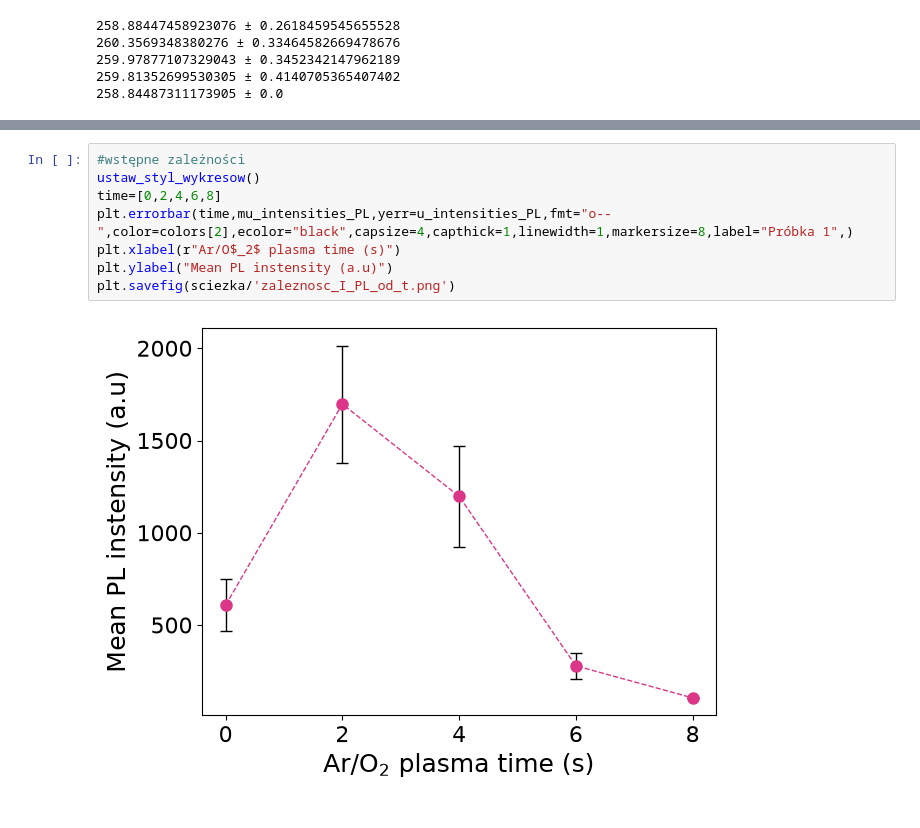
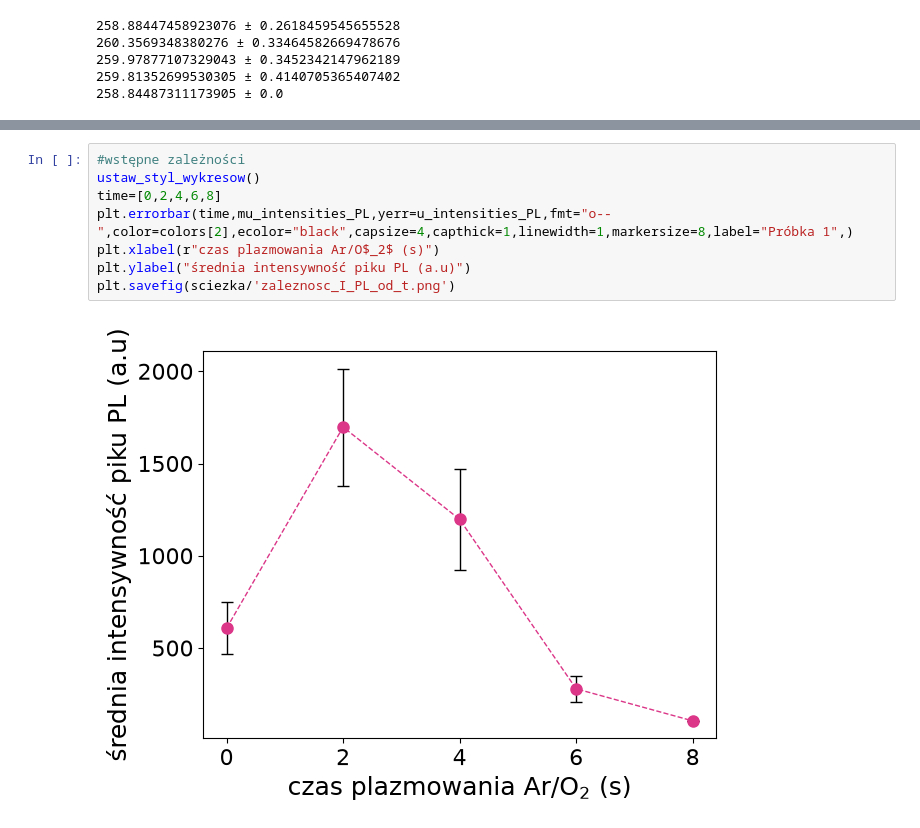
Before and after one commit to weronika-coder/praca_inzynierska, a Jupyter notebook: analiza/próbka1/analiza.ipynb, the cells around one changed output, grey strips where cells are left out. Cells and saved outputs as stored; diff of their text form.

```diff
--- a/analiza/próbka1/analiza.ipynb
+++ b/analiza/próbka1/analiza.ipynb
@@ -768,13 +859,13 @@ fwhms_Raman_LA_mean_1=[np.mean(fwhms_Raman_LA_0s),np.mean(fwhms_Raman_LA_2s),np.
 # %%
 #wstępne zależności
 ustaw_styl_wykresow()
 time=[0,2,4,6,8]
 plt.errorbar(time,mu_intensities_PL,yerr=u_intensities_PL,fmt="o--",color=colors[2],ecolor="black",capsize=4,capthick=1,linewidth=1,markersize=8,label="Próbka 1",)
-plt.xlabel(r"Ar/O$_2$ plasma time (s)")
-plt.ylabel("Mean PL instensity (a.u)")
+plt.xlabel(r"czas plazmowania Ar/O$_2$ (s)")
+plt.ylabel("średnia intensywność piku PL (a.u)")
 plt.savefig(sciezka/'zaleznosc_I_PL_od_t.png')
 # %% [output]
-[figure, old version]
+[figure, new version]
 # %%
 time=[0,2,4,6,8]
 plt.errorbar(time,mu_centers_PL,yerr=u_centers_PL,fmt="o--",color=colors[2],ecolor="black",capsize=4,capthick=1,linewidth=1,markersize=8,label="Próbka 1",)
```
Also changed, not shown: parts of 23 cells of this notebook, 23 other files.
